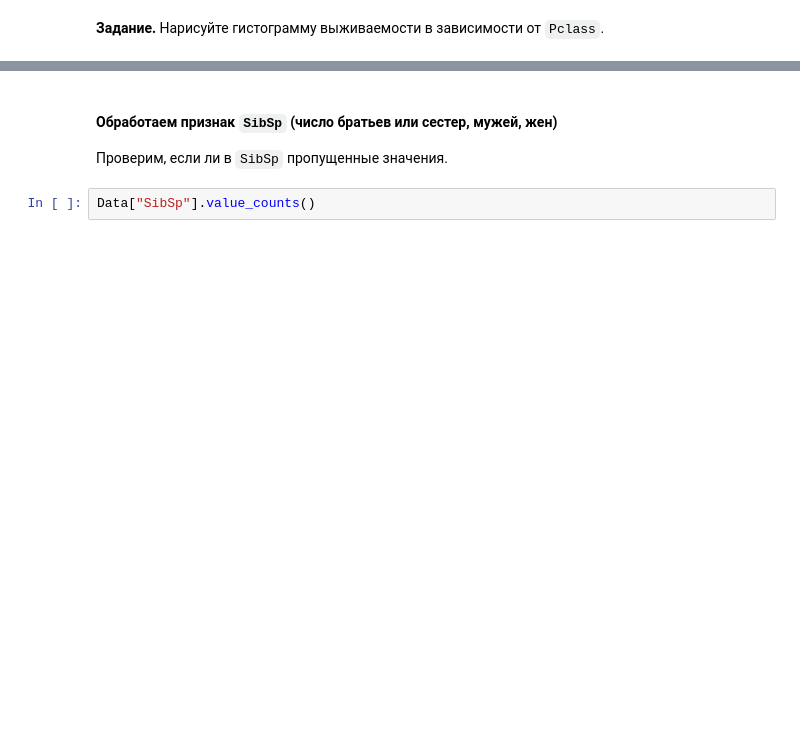
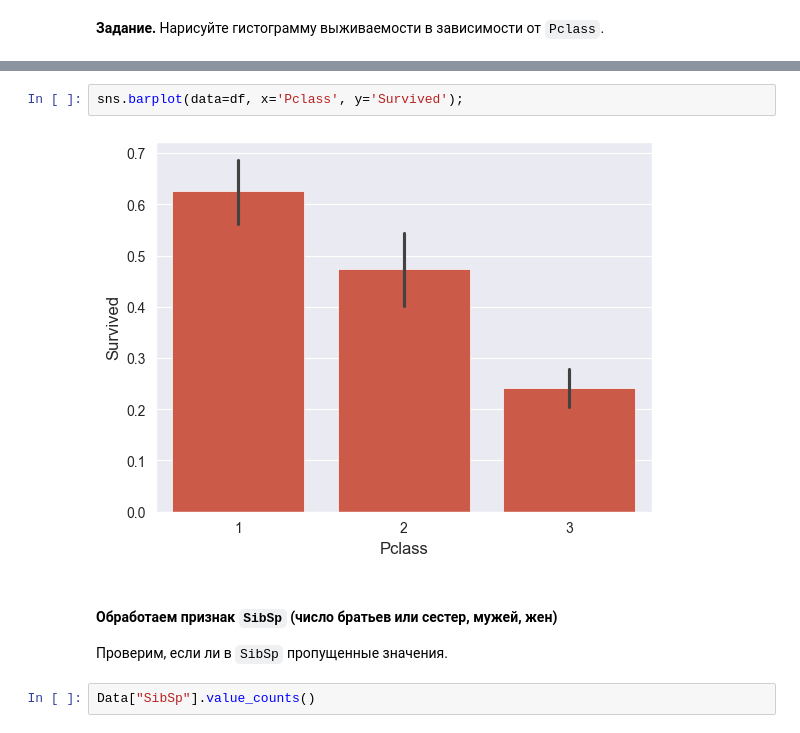
Before and after one commit to PypsenishAL/Introduction-to-Machine-learning-and-Statistics, a Jupyter notebook: DS/visualization_tasks.ipynb, the cells around one changed output, grey strips where cells are left out. Drawn from its saved outputs; the diff is of its cells as text; blank space fills up the shorter version.

```diff
--- a/DS/visualization_tasks.ipynb
+++ b/DS/visualization_tasks.ipynb
@@ -407,3 +428,7 @@ facet.add_legend(fontsize=20);
+# %%
+sns.barplot(data=df, x='Pclass', y='Survived');
+# %% [output]
+[figure, added]
 # %% [markdown]
 #### Обработаем признак `SibSp` (число братьев или сестер, мужей, жен)
 
```
Also changed, not shown: parts of 32 cells of this notebook.
